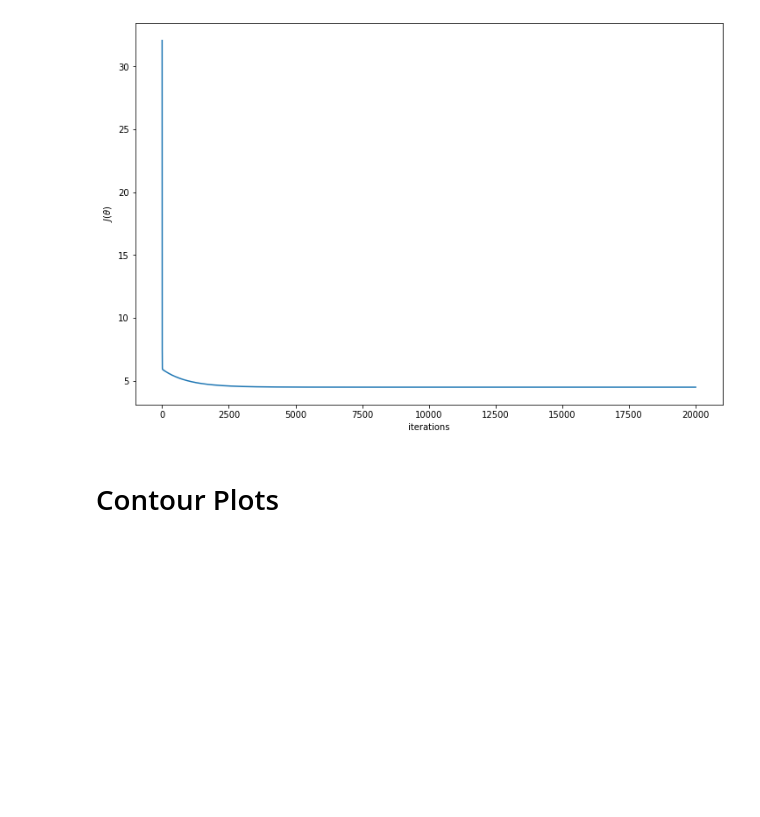
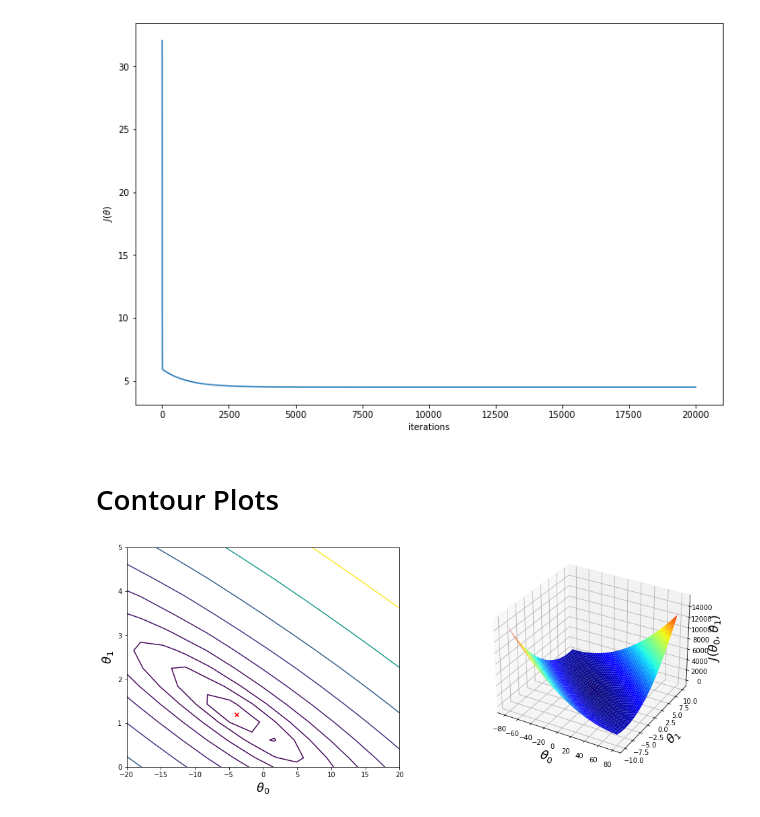
Before and after one commit to Zeruel92/hpc_exercices, a Jupyter notebook: LinearRegression/LinearRegression.ipynb, the cells around one changed output. Cells and saved outputs as stored; diff of their text form; code cells hidden in the pictures; blank space fills up the shorter version.

Commit message:
Countor plot and Gradient Descent Vectorized

```diff
--- a/LinearRegression/LinearRegression.ipynb
+++ b/LinearRegression/LinearRegression.ipynb
@@ -262,7 +262,11 @@ def gradientDescentLoop(X, y, theta = np.zeros((X.shape[1],1)), alpha = 0.001, n
     m = X.shape[0]
     n = X.shape[1]
     J = np.zeros((n_iters,1))
+    theta_history = []
     theta_gd = np.copy(theta)
+
+    theta_history.append(theta)
+
     elapsed_time = -time.time()
     for iter in range(n_iters):
         prev = J[iter -1]
@@ -279,19 +283,21 @@ def gradientDescentLoop(X, y, theta = np.zeros((X.shape[1],1)), alpha = 0.001, n
         for j in range(n):
             theta_gd[j] = theta_gd[j] - ((alpha/m)* partial_sum[j])
 
+        theta_history.append(np.copy(theta_gd))
+
         if early:
             if (iter != 0) and (J[iter -1 ] - J[iter] < epsilon):
                 elapsed_time += time.time()
                 elapsed_time = np.round(elapsed_time*1000,3)
                 #stdout.write("\n")
-                return theta_gd,J[J!=0],elapsed_time
+                return theta_gd,J[J!=0],elapsed_time,theta_history
 
     elapsed_time += time.time()
     elapsed_time = np.round(elapsed_time*1000,3)
     #stdout.write("\n")
-    return theta_gd,J,elapsed_time
+    return theta_gd,J,elapsed_time,theta_history
 # %%
-theta,J_history_loop,etime_gd_loop = gradientDescentLoop(X,y,alpha=0.003, n_iters=20000)
+theta,J_history_loop,etime_gd_loop, theta_history_loop = gradientDescentLoop(X,y,alpha=0.003, n_iters=20000)
 print("Time: {}ms".format(etime_gd_loop))
 print("Theta0: {} Theta1: {}".format(theta[0],theta[1]))
 print("Cost: {}".format(J_history_loop))
@@ -350,0 +357,19 @@ for (i,j), v in np.ndenumerate(Z):
+# %%
+fig = plt.figure(figsize=(16,6))
+ax1 = fig.add_subplot(121)
+ax1.contour(xx,yy,Z,np.logspace(-2,3,20))
+ax1.scatter(theta_history_loop[-1][0],theta_history_loop[-1][1], marker='x', c='red')
+ax1.set_xlabel(r"$\theta_0$", fontsize = '18')
+ax1.set_ylabel(r"$\theta_1$", fontsize = '18')
+ax1.set_xlim(-20,20)
+ax1.set_ylim(0,5)
+
+ax2 = fig.add_subplot(122, projection = '3d')
+ax2.plot_surface(xx,yy,Z, cmap = plt.cm.jet)
+ax2.scatter(theta_history_loop[-1][0],theta_history_loop[-1][1], marker='x', c='red',zorder=10, s=200)
+ax2.set_xlabel(r"$\theta_0$", fontsize = '18')
+ax2.set_ylabel(r"$\theta_1$", fontsize = '18')
+ax2.set_zlabel(r"$J(\theta_0,\theta_1)$", fontsize = '18')
+plt.show()
+# %% [output]
+[figure, added]
```
Also changed, not shown: parts of 9 cells of this notebook.
